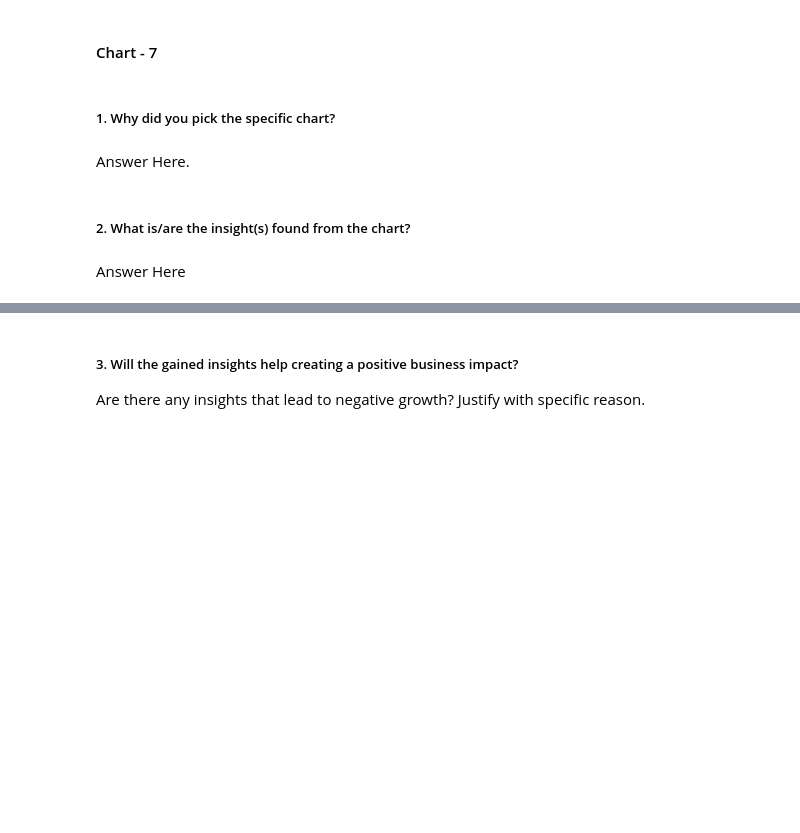
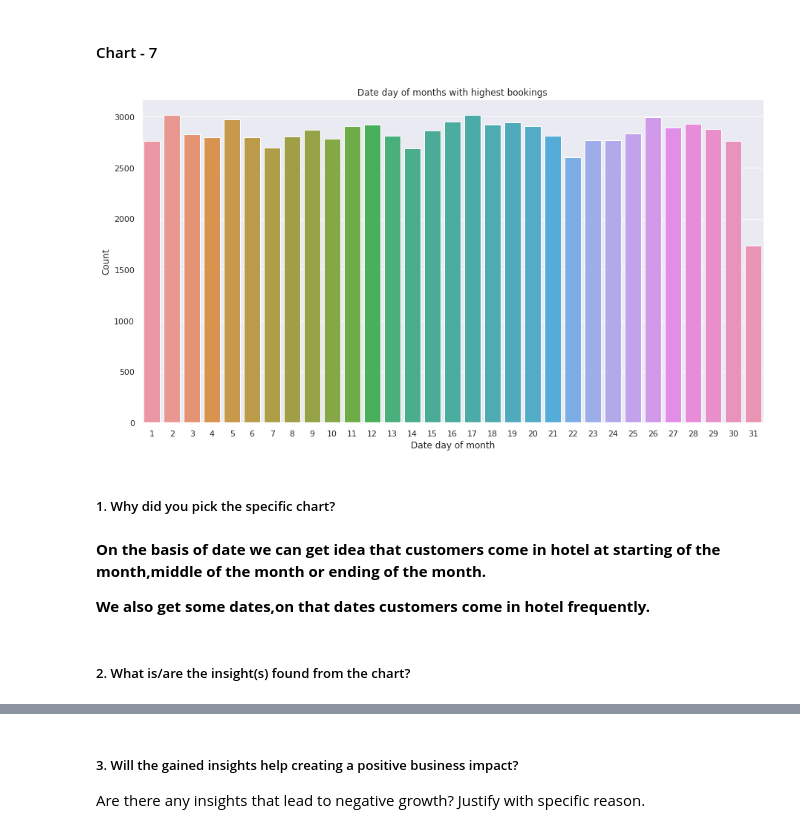
Before and after one commit to Ganeshbhavale/EDA-Hotel-Booking-Analysis., a Jupyter notebook: Ganesh_EDA_Hotel_Booking_Project_.ipynb, the cells around one changed output, grey strips where cells are left out. Drawn from its saved outputs; the diff is of its cells as text; code cells hidden in the pictures; blank space fills up the shorter version.

```diff
--- a/Ganesh_EDA_Hotel_Booking_Project_.ipynb
+++ b/Ganesh_EDA_Hotel_Booking_Project_.ipynb
@@ -852,8 +850,17 @@ Are there any insights that lead to negative growth? Justify with specific reaso
+# %%
+#plot which date day of months has the highest bookings
+plt.figure(figsize=(15,8))
+sns.barplot(x=Hotel_data_df_1['arrival_date_day_of_month'].value_counts().keys(),y=Hotel_data_df_1['arrival_date_day_of_month'].value_counts())
+plt.xlabel('Date day of month')
+plt.ylabel('Count')
+plt.title('Date day of months with highest bookings');
+# %% [output]
+[figure, added]
 # %% [markdown]
 ##### 1. Why did you pick the specific chart?
-# %% [markdown]
-Answer Here.
+# %% [markdown]
+**On the basis of date we can get idea that customers come in hotel at starting of the month,middle of the month or ending of the month.**
+
+**We also get some dates,on that dates customers come in hotel frequently.**
 # %% [markdown]
 ##### 2. What is/are the insight(s) found from the chart?
-# %% [markdown]
-Answer Here
```
Also changed, not shown: parts of 34 cells of this notebook.
